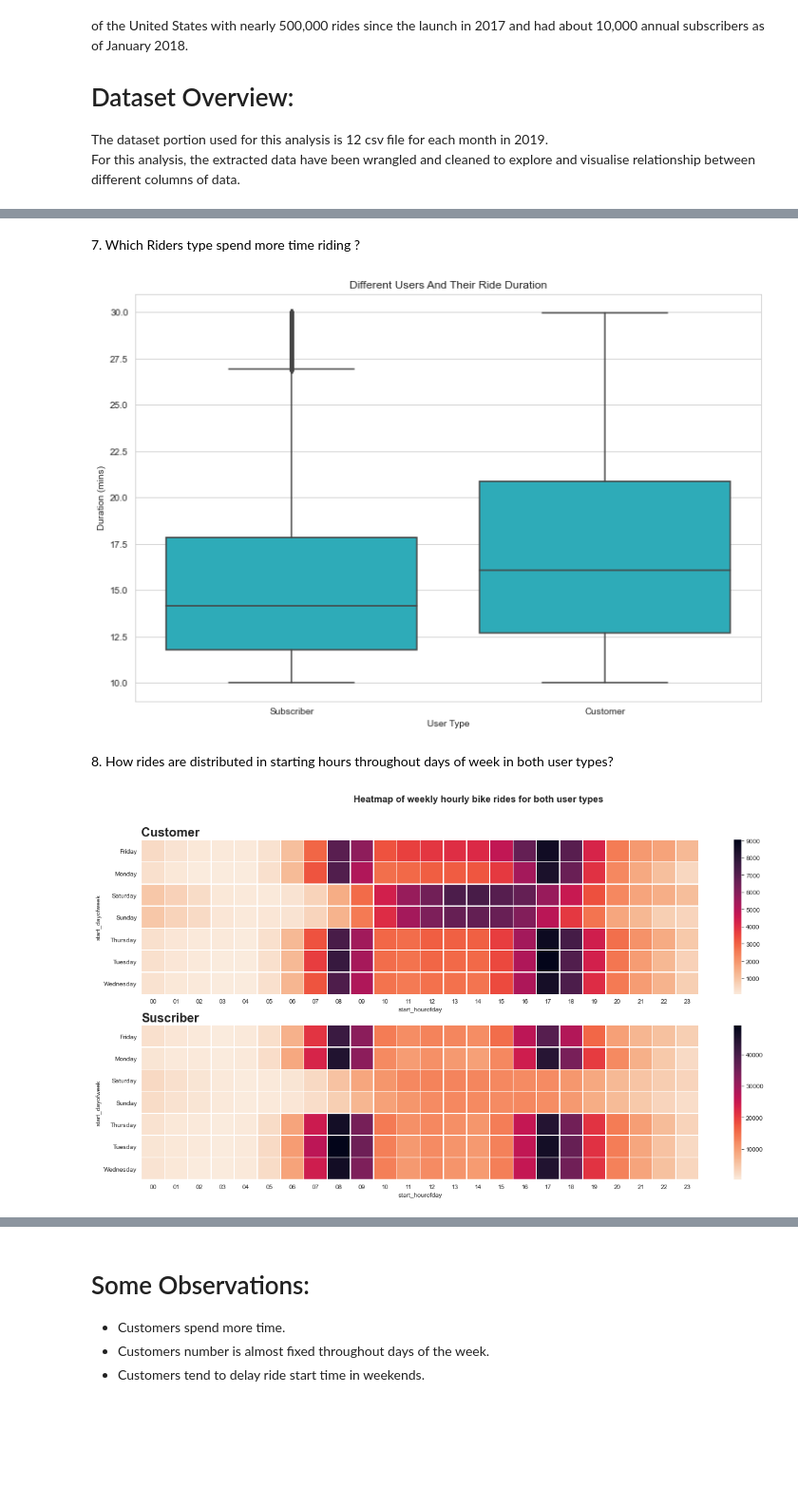
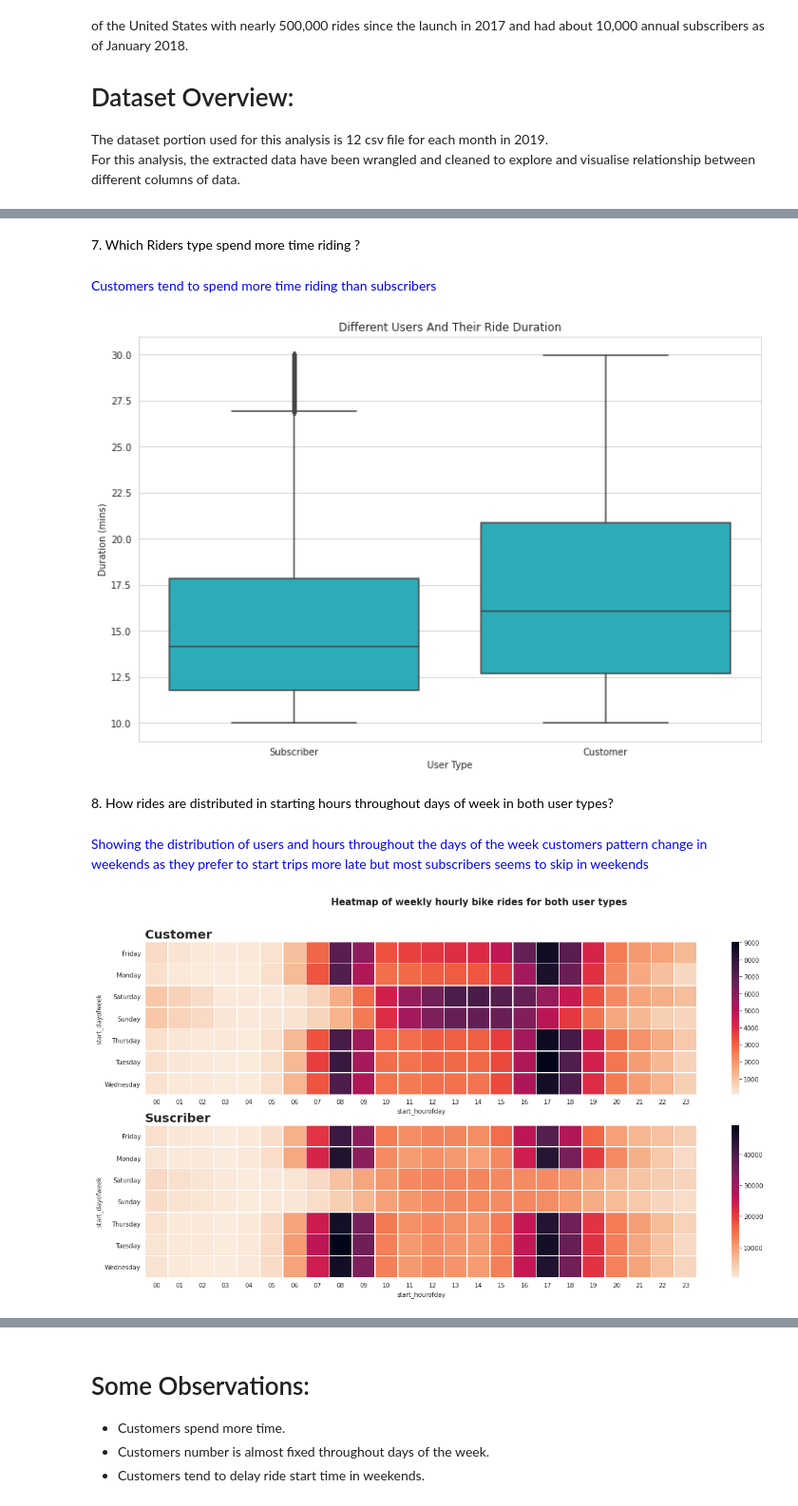
Before and after one commit to IbrahimOmar91/DataAnalysisND-P03, a Jupyter notebook: slide_deck.ipynb, the cells around one changed output, grey strips where cells are left out. Shown: that part at 95% size. Saved outputs shown, nothing was run; the diff lists cells and outputs as text; code cells hidden in the pictures; blank space fills up the shorter version.

```diff
--- a/slide_deck.ipynb
+++ b/slide_deck.ipynb
@@ -51,8 +54,12 @@ df['duration_min'] = df.duration_sec / 60.
 header = '1. Number of riders on monthly basis throughout the year'
 printTxt(header, color='Black')
 
+text  = 'Looks like users prefer March and July,but numbers decrease during december.'
+printTxt(text, color='Blue')
+
+sb.set_style("whitegrid")
 fig, ax = plt.subplots(figsize = [20, 10])
-sb.countplot(data=df, x='start_month', color=baseColor);
+sb.countplot(data=df, x='start_month', color=baseColor, order=months);
 plt.xticks(rotation=45);
 plt.xlabel('Trip Start Month');
 plt.ylabel('Count');
@@ -152,6 +180,9 @@ plt.ylabel('User Type');
 # %%
 header = '7. Which Riders type spend more time riding ?'
 printTxt(header, color='Black')
+
+text  = "Customers tend to spend more time riding than subscribers"
+printTxt(text, color='Blue')
 
 plt.figure(figsize = [12, 8])
 sb.boxplot(data = df.query('duration_min > 10 and duration_min < 30'),
@@ -164,33 +195,38 @@ plt.ylabel('Duration (mins)')
 plt.show()
 # %% [output]
 <span style='color:Black'>7. Which Riders type spend more time riding ?</span>
+<span style='color:Blue'>Customers tend to spend more time riding than subscribers</span>
-[figure, old version]
+[figure, new version]
 # %%
 header = '8. How rides are distributed in starting hours throughout days of week in both user types?'
 printTxt(header, color='Black')
+
+text  = "Showing the distribution of users and hours throughout the days of the week customers pattern change in weekends as they prefer to start trips more late but most subscribers seems to skip in weekends"
+printTxt(text, color='Blue')
 
 # Grouping user types to obtain their counts
 customer_data = df.query('user_type == "Customer"')
 customer_count = customer_data.groupby(['start_dayofweek', 'start_hourofday']).size().reset_index(name='count')
 customer_heatmap_pivotdata = customer_count.pivot(index='start_dayofweek', columns='start_hourofday', values='count')
 
 suscribers_data = df.query('user_type == "Subscriber"')
 suscribers_count = suscribers_data.groupby(['start_dayofweek', 'start_hourofday']).size().reset_index(name='count')
 suscribers_heatmap_pivotdata = suscribers_count.pivot(index='start_dayofweek', columns='start_hourofday', values='count')
 
 # Show output
 f, ax = plt.subplots(figsize=(20, 10))
 plt.suptitle('Heatmap of weekly hourly bike rides for both user types', fontsize = 15, weight = 'bold')
 plt.subplot(2, 1, 1)
 sb.heatmap(customer_heatmap_pivotdata, cmap='rocket_r',linewidths=.5);
 plt.title('Customer', loc='left', fontsize=20, weight='bold');
 
 plt.subplot(2, 1, 2)
 sb.heatmap(suscribers_heatmap_pivotdata, cmap='rocket_r',linewidths=.5);
 plt.title('Suscriber', loc='left', fontsize=20, weight='bold');
 # %% [output]
 <span style='color:Black'>8. How rides are distributed in starting hours throughout days of week in both user types?</span>
+<span style='color:Blue'>Showing the distribution of users and hours throughout the days of the week customers pattern change in weekends as they prefer to start trips more late but most subscribers seems to skip in weekends</span>
-[figure, old version]
+[figure, new version]
 # %%
 header = '8. How rides are distributed in throughout days of week in both user types?'
 printTxt(header, color='Black')
```
Also changed, not shown: parts of 10 cells of this notebook, 3 other files.
